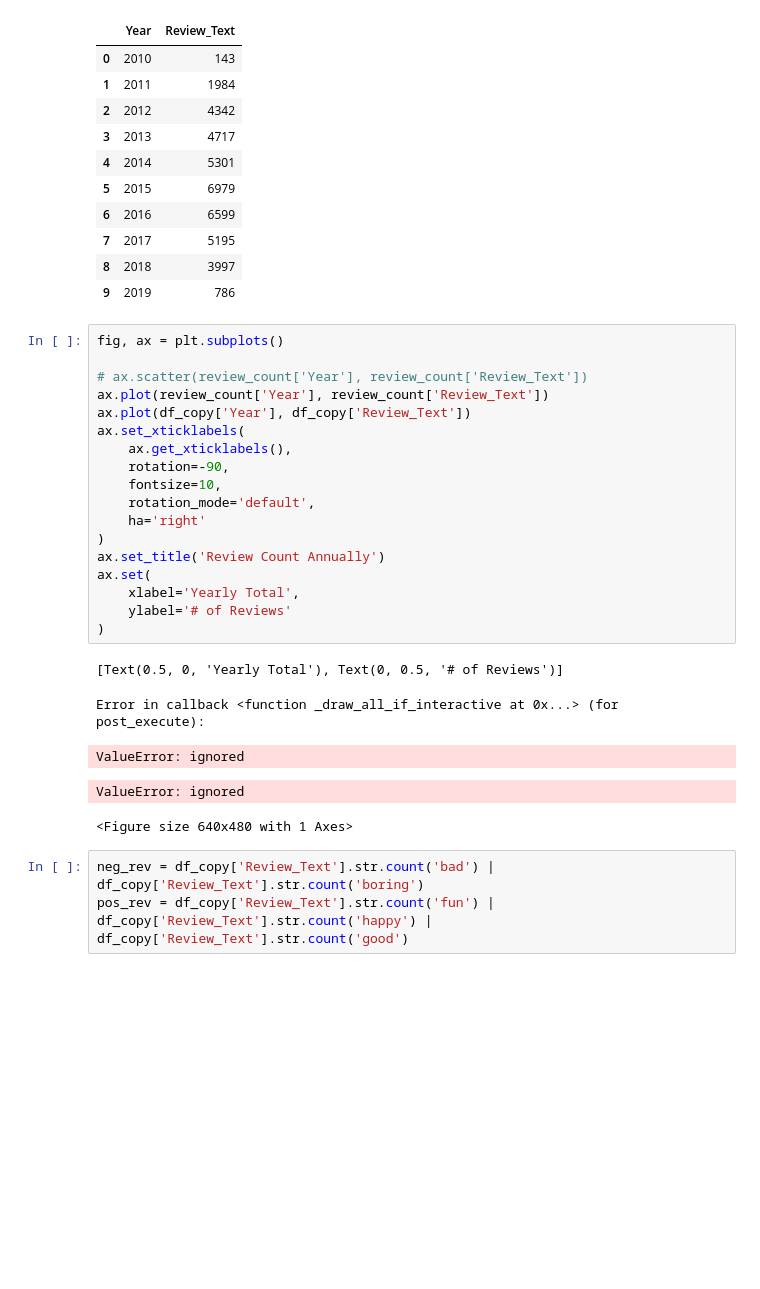
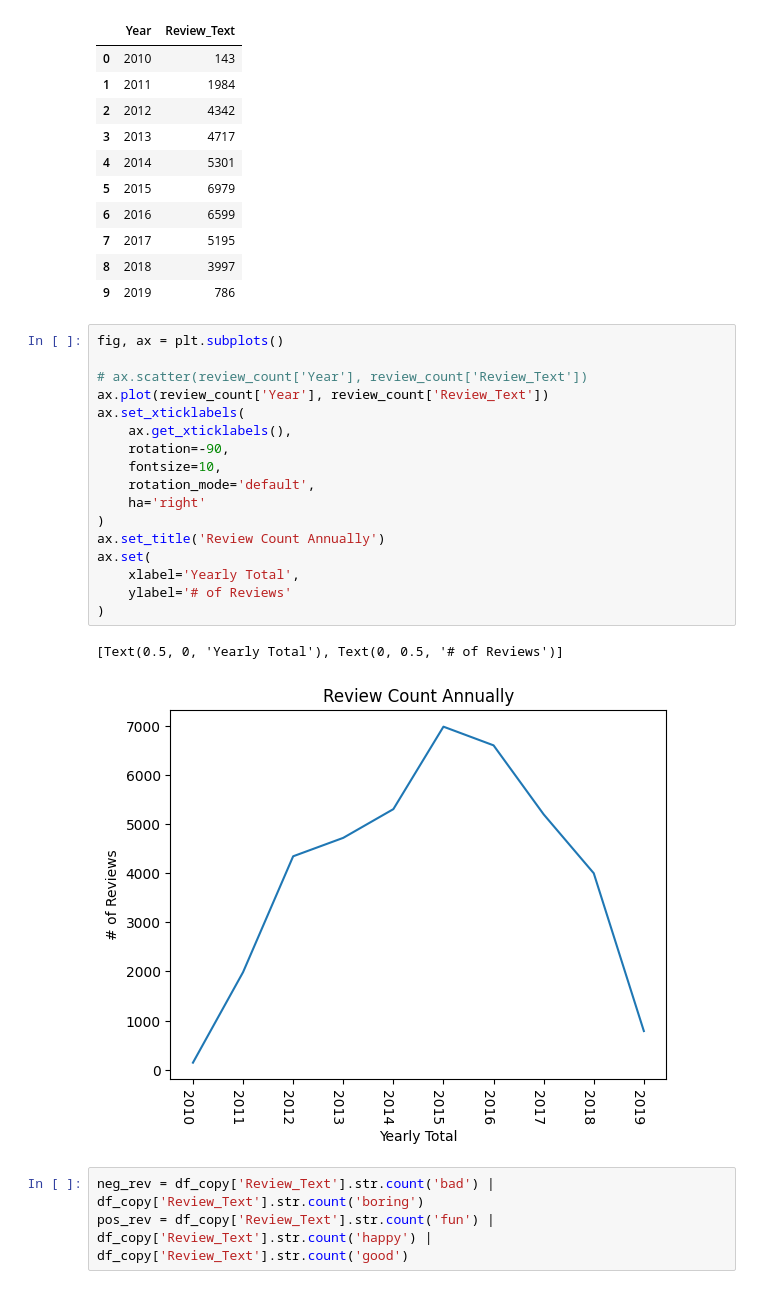
Before and after one commit to mmartin46/Data_Science_Research, a Jupyter notebook: DisneyLandReviews.ipynb, the cells around one changed output. Cells and saved outputs as stored; diff of their text form; blank space fills up the shorter version.

```diff
--- a/DisneyLandReviews.ipynb
+++ b/DisneyLandReviews.ipynb
@@ -99,27 +99,23 @@ review_count
 # %%
 fig, ax = plt.subplots()
 
 # ax.scatter(review_count['Year'], review_count['Review_Text'])
 ax.plot(review_count['Year'], review_count['Review_Text'])
-ax.plot(df_copy['Year'], df_copy['Review_Text'])
 ax.set_xticklabels(
     ax.get_xticklabels(),
     rotation=-90,
     fontsize=10,
     rotation_mode='default',
     ha='right'
 )
 ax.set_title('Review Count Annually')
 ax.set(
     xlabel='Yearly Total',
     ylabel='# of Reviews'
 )
 # %% [output]
 [Text(0.5, 0, 'Yearly Total'), Text(0, 0.5, '# of Reviews')]
-Error in callback <function _draw_all_if_interactive at 0x...> (for post_execute):
-ValueError: ignored
-ValueError: ignored
-<Figure size 640x480 with 1 Axes>
+[figure, added]
 # %%
 neg_rev = df_copy['Review_Text'].str.count('bad') | df_copy['Review_Text'].str.count('boring')
 pos_rev = df_copy['Review_Text'].str.count('fun') | df_copy['Review_Text'].str.count('happy') |  df_copy['Review_Text'].str.count('good')
```
